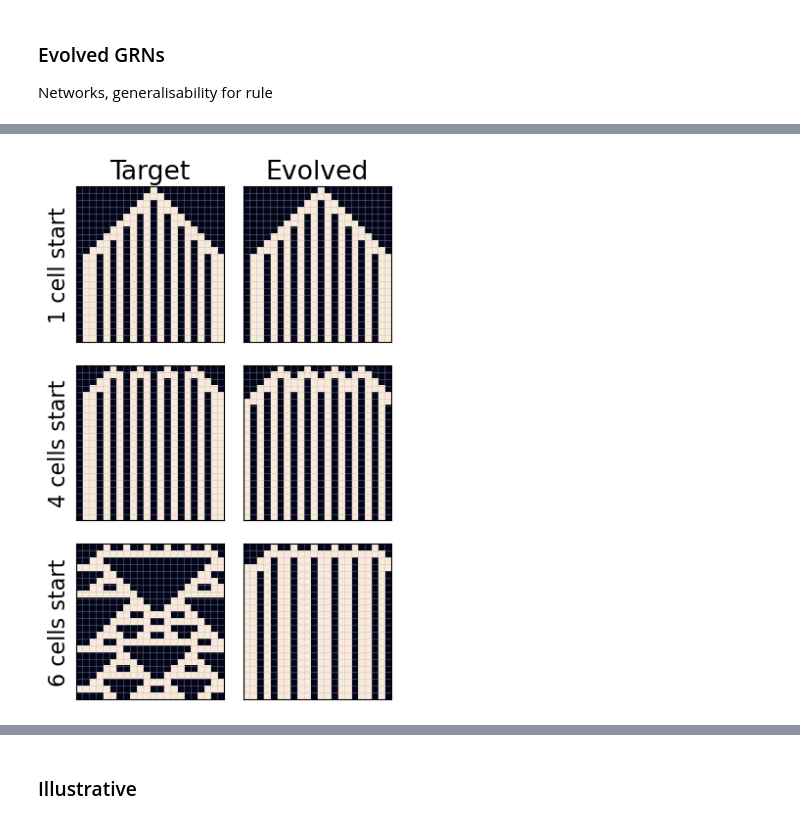
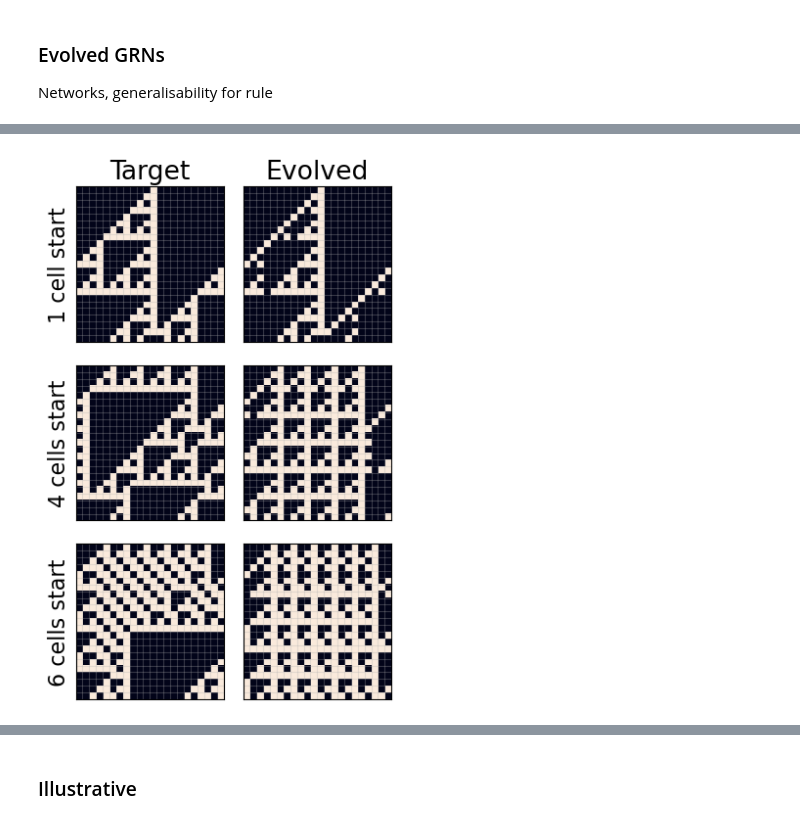
Before and after one commit to Cpetak/CA_GRN2, a Jupyter notebook: A2.ipynb, the cells around one changed output, grey strips where cells are left out. Cells and saved outputs as stored; diff of their text form; code cells hidden in the pictures.

```diff
--- a/A2.ipynb
+++ b/A2.ipynb
@@ -92,6 +174,15 @@ plt.show()
 # %%
 plt.figure(figsize=(5,5))
 plt.scatter(evolved_mean,evolved_std, s=5)
+
+rules=[30,50,54,62,90,94,102,110,150,254]
+plt.scatter(evolved_mean[rules],evolved_std[rules], color="red", s=5)
+
+for i,(x,y) in enumerate(zip(evolved_mean,evolved_std)):
+    S = 20
+    plt.text(x ,y ,f"{i}", fontsize=6)
+
+
 plt.xlabel("Max evolved fitness")
 plt.ylabel("Std of max fits between replicates")
 # %% [output]
@@ -107,9 +198,16 @@ plt.tight_layout()
 [figure]
 # %%
 plt.figure(figsize=(5,5))
-plt.scatter(rand_max,evolved_mean)
+plt.scatter(rand_max,evolved_mean, s=5)
 plt.ylabel("Max evolved fitness")
 plt.xlabel("Random genotype max")
+
+rules=[30,50,54,62,90,94,102,110,150,254]
+plt.scatter(rand_max[rules],evolved_mean[rules], color="red", s=5)
+
+for i,(x,y) in enumerate(zip(rand_max,evolved_mean)):
+    S = 20
+    plt.text(x ,y ,f"{i}", fontsize=6)
 
 slope, intercept = np.polyfit(evolved_mean, rand_max, 1)
 #plt.plot(evolved, slope*evolved + intercept, color='red', label='Line of Best Fit')
@@ -222,14 +401,22 @@ plt.show()
 Networks, generalisability for rule
 # %%
 #GET GRNS for rule 94
-rule=94
+rule=102
+grn_size = 10
+generation=2999
+num_cells=22
+dev_steps=22
+geneid=1
 grns=[]
 for i in range(5):
-    fname="final_results_all/stats_one_hot_seeded_0_100000_" + str(rule) + "_" + str(0) + "_" + str(i+1)
+    #fname="final_results_all/stats_one_hot_seeded_0_100000_" + str(rule) + "_" + str(0) + "_" + str(i+1)
+    fname="final_results_all/stats_300_" + str(rule) + "_" + str(1024) + "_" + str(i+1)
+    #fname="final_results_all/ori_" + str(rule) + "_" + str(i+1)
+    #f=np.loadtxt(fname + ".txt")#_best_grn.txt")
     f=np.loadtxt(fname + "_best_grn.txt")
     num_generations=int(f.shape[0]/(grn_size+2)/grn_size)
     f=f.reshape(num_generations,grn_size+2,grn_size)
-    grn=f[-1,:,:] #last generation
+    grn=f[generation,:,:] #last generation
     grns.append(grn)
 # %%
 pop=np.array(grns)
@@ -274,33 +461,33 @@ plt.show()
 # %%
 nrows = 3
 ncols = 2
 scale=2
 
-id=1 #replicate id to plot, 1
+id=0 #replicate id to plot, 1
 
 fig, axs = plt.subplots(nrows=nrows, ncols=ncols, figsize=(ncols * scale, nrows*scale), sharex=True, sharey=True)
 axs = axs.flatten()
 
 counter=0
 for i, ax in enumerate(axs):
     if i % 2 == 0:
         helper.imshow_ca(targets[counter],ax=ax)
     else:
         helper.imshow_ca(phenos[counter,id,:,:],ax=ax)
         counter+=1
     #ax.set_title(f"Rule: {rules[i]}", fontsize=16)
 
 for ax, col in zip(axs, ["Target","Evolved"]):
     ax.set_title(col)
 
 axs[0].set_ylabel("1 cell start")
 axs[2].set_ylabel("4 cells start")
 axs[4].set_ylabel("6 cells start")
 
 plt.tight_layout()
 #plt.savefig("figs/94_general.png")
 # %% [output]
-[figure, old version]
+[figure, new version]
 # %%
 for p in pop:
     plt.imshow(p)
```
Also changed, not shown: parts of 22 cells of this notebook, 4 other files.
